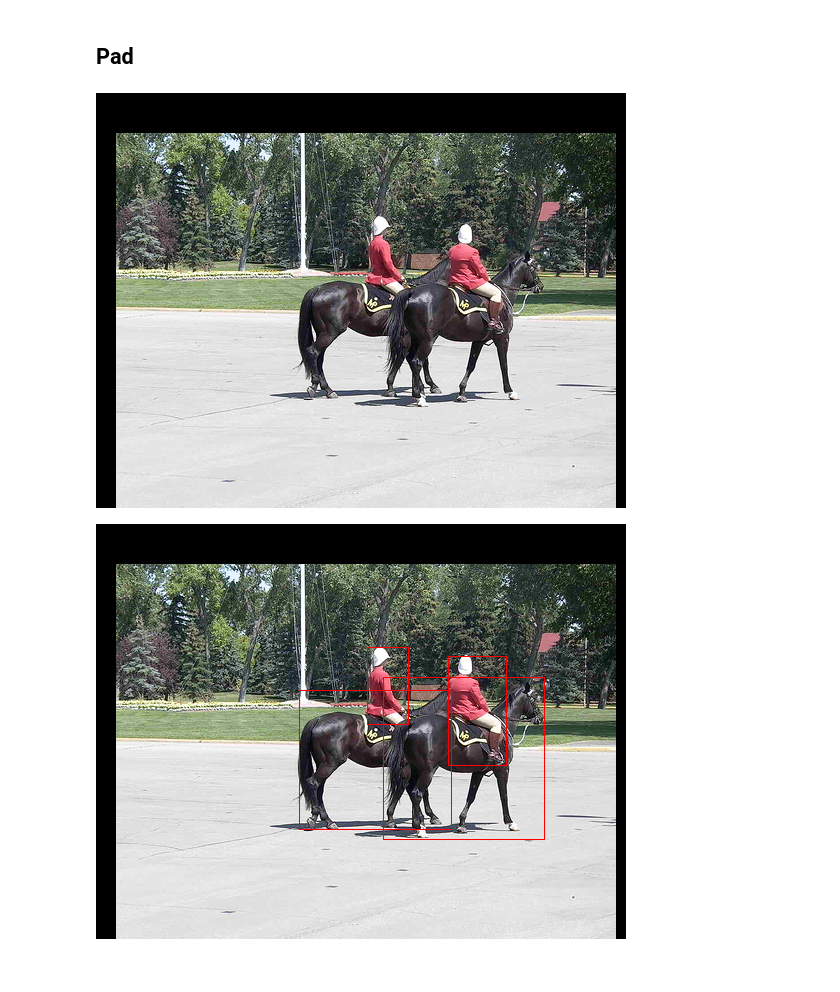
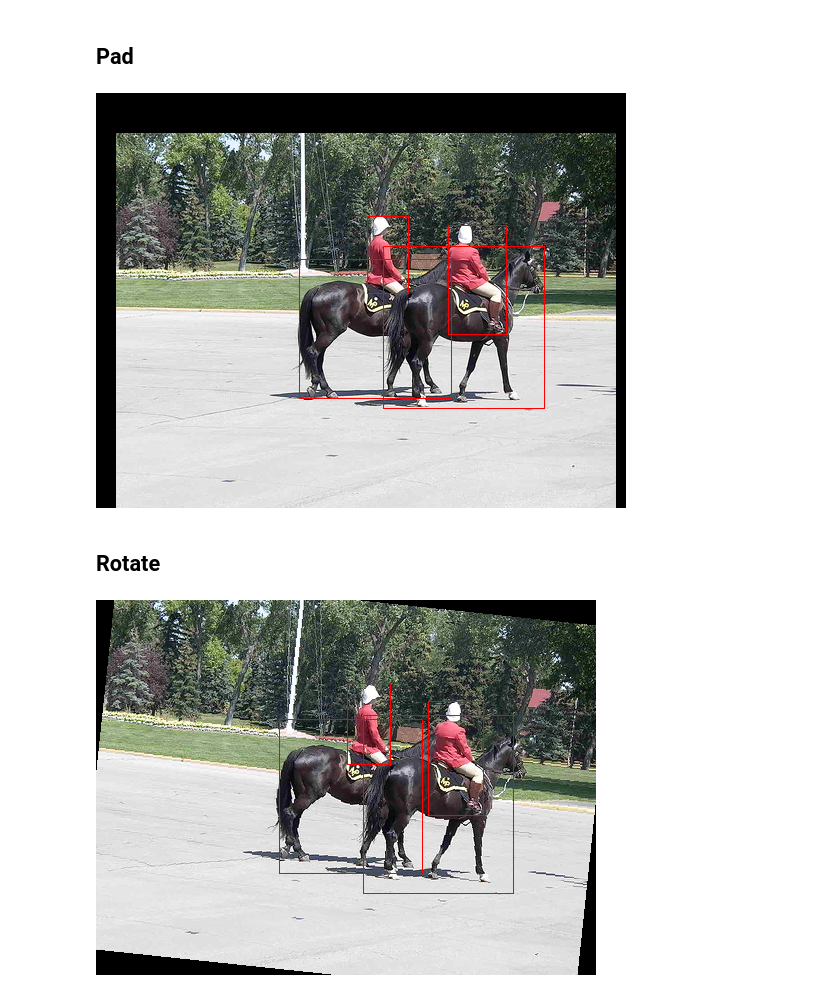
Before and after one commit to yizt/notebook, a Jupyter notebook: computer_vision/detection/main.ipynb, the cells around one changed output. Saved outputs shown, nothing was run; the diff lists cells and outputs as text; code cells hidden in the pictures.

```diff
--- a/computer_vision/detection/main.ipynb
+++ b/computer_vision/detection/main.ipynb
@@ -65,10 +61,14 @@ boxes_utils.draw_boxes(im,bb,class_names=['1111']*4)
 # %%
 from data_augment import Pad
 im,bb,_ = Pad(padding=(20,40,10,0))(Image.fromarray(image),boxes)
-im
+boxes_utils.draw_boxes(im,bb)
 # %% [output]
-[figure, old version]
+[figure, new version]
-# %%
-boxes_utils.draw_boxes(im,bb)
-# %% [output]
-[figure, removed]
+# %% [markdown]
+## Rotate
+# %%
+from data_augment import RandomRotation
+im,bb,_ = RandomRotation(degrees=10)(Image.fromarray(image),boxes)
+boxes_utils.draw_boxes(im,bb)
+# %% [output]
+[figure, added]
```
Also changed, not shown: parts of 8 cells of this notebook, 2 other files.
